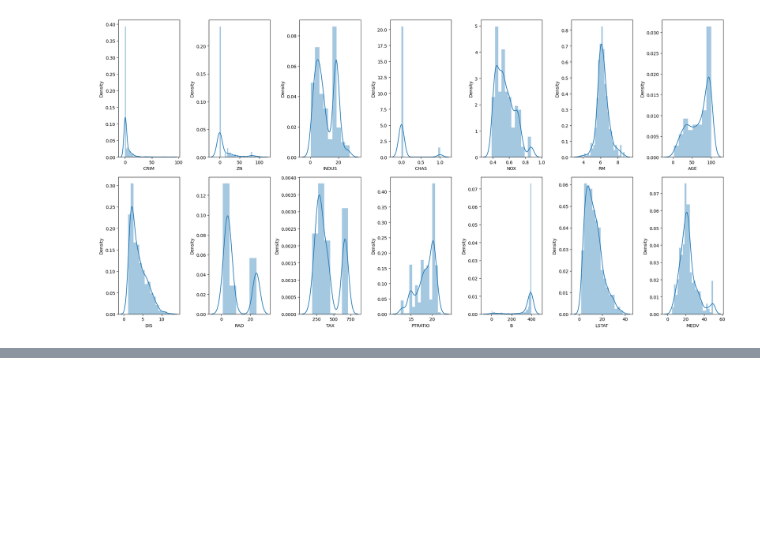
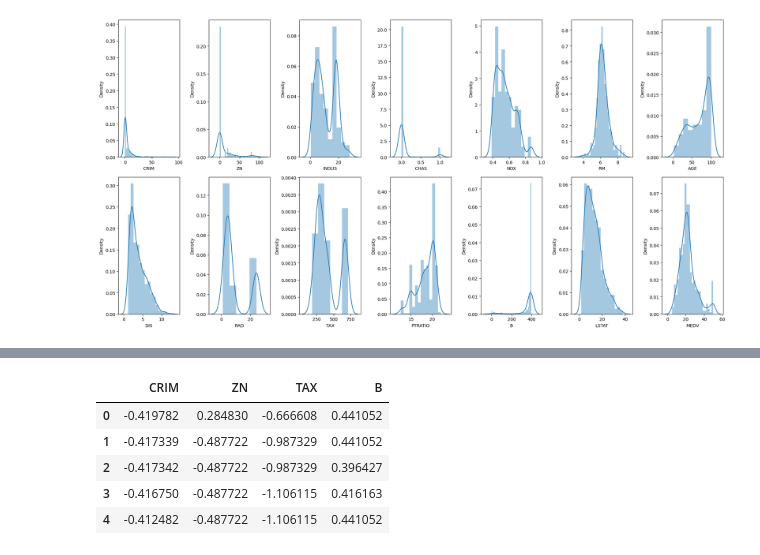
Before and after one commit to Apoorvaa-Singh/Predictive-Analytics, a Jupyter notebook: 02.2-RegressionProject-BostonHousingPricePrediction.ipynb, the cells around one changed output, grey strips where cells are left out. Cells and saved outputs as stored; diff of their text form; code cells hidden in the pictures; blank space fills up the shorter version.

```diff
--- a/02.2-RegressionProject-BostonHousingPricePrediction.ipynb
+++ b/02.2-RegressionProject-BostonHousingPricePrediction.ipynb
@@ -155,0 +182,18 @@ plt.tight_layout()
+# %%
+# Standardrisation of the columns
+
+# We will import the required library
+from sklearn import preprocessing
+scalar = preprocessing.StandardScaler()
+
+# fit our data
+scaled_cols = scalar.fit_transform(housingdata[cols])
+scaled_cols = pd.DataFrame(scaled_cols, columns = cols)
+scaled_cols.head()
+# %% [output]
+|  | CRIM | ZN | TAX | B |
+| 0 | -0.419782 | 0.284830 | -0.666608 | 0.441052 |
+| 1 | -0.417339 | -0.487722 | -0.987329 | 0.441052 |
+| 2 | -0.417342 | -0.487722 | -0.987329 | 0.396427 |
+| 3 | -0.416750 | -0.487722 | -1.106115 | 0.416163 |
+| 4 | -0.412482 | -0.487722 | -1.106115 | 0.441052 |
```
Also changed, not shown: parts of 9 cells of this notebook.
